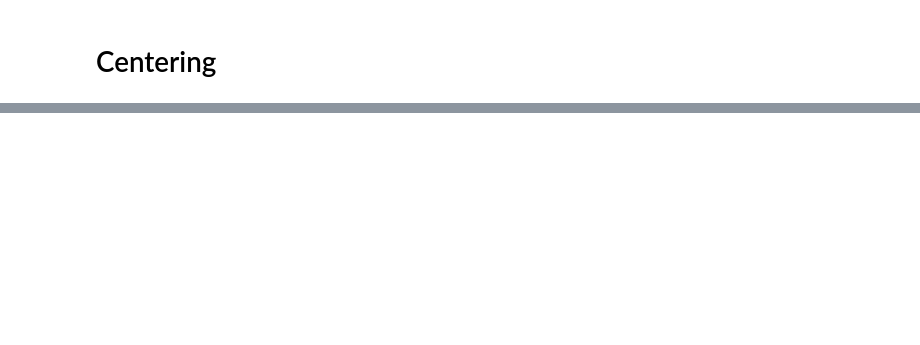
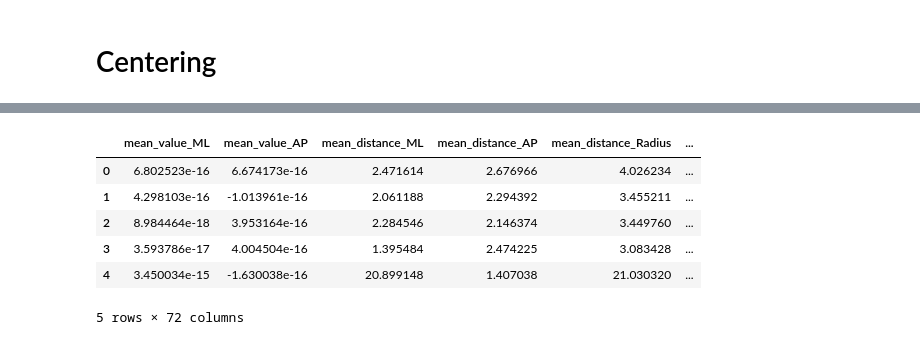
Before and after one commit to KellyLuo-O/stabilometry_project_2026, a Jupyter notebook: scripts/radar_stabilogram.ipynb, the cells around one changed output, grey strips where cells are left out. Drawn from its saved outputs; the diff is of its cells as text; code cells hidden in the pictures; blank space fills up the shorter version.

```diff
--- a/scripts/radar_stabilogram.ipynb
+++ b/scripts/radar_stabilogram.ipynb
@@ -25,0 +22,13 @@ y_pos = Y_position
+# %%
+positive_time = np.where((x_time >= 0) & (x_time <= 10))
+x_pos = x_pos[positive_time]
+x_time = x_time[positive_time]
+# %%
+common_times = np.linspace(0, 10, len(y_pos))
+signal_x_resampled = np.interp(common_times, x_time, x_pos)
+signal_y_resampled = np.interp(common_times, y_time, y_pos)
+
+x_pos = signal_x_resampled
+y_pos = signal_y_resampled
+x_time = common_times
+y_time = common_times
@@ -169,0 +196,35 @@ features
+# %%
+# file_list = [
+#     ["../data/antoine/radar24/test1.csv", "../data/antoine/radar9/test1.csv"],
+#     ["../data/antoine/radar24/test2.csv", "../data/antoine/radar9/test2.csv"],
+#     ["../data/antoine/radar24/test3.csv", "../data/antoine/radar9/test3.csv"],
+#     ["../data/antoine/radar24/test4.csv", "../data/antoine/radar9/test4.csv"],
+#     ["../results/kelly/X_vitesse.csv", "../results/kelly/Y_vitesse.csv"]
+# ]
+
+
+file_list = [
+    ["../results/antoine/test1_x_vitesse.csv", "../results/antoine/test1_y_vitesse.csv"],
+    ["../results/antoine/test2_x_vitesse.csv", "../results/antoine/test2_y_vitesse.csv"],
+    ["../results/antoine/test3_x_vitesse.csv", "../results/antoine/test3_y_vitesse.csv"],
+    ["../results/antoine/test4_x_vitesse.csv", "../results/antoine/test4_y_vitesse.csv"],
+    ["../results/kelly/X_vitesse.csv", "../results/kelly/Y_vitesse.csv"]
+]
+
+features_list = []
+for x_file, y_file in file_list:
+    features = get_descriptors(x_file, y_file)
+    features_list.append(features)
+
+df_features = pd.DataFrame(features_list)
+df_features.to_csv("../results/radar_descriptors.csv")
+# %%
+df_features
+# %% [output]
+|  | mean_value_ML | mean_value_AP | mean_distance_ML | mean_distance_AP | mean_distance_Radius | ... |
+| 0 | 6.802523e-16 | 6.674173e-16 | 2.471614 | 2.676966 | 4.026234 | ... |
+| 1 | 4.298103e-16 | -1.013961e-16 | 2.061188 | 2.294392 | 3.455211 | ... |
+| 2 | 8.984464e-18 | 3.953164e-16 | 2.284546 | 2.146374 | 3.449760 | ... |
+| 3 | 3.593786e-17 | 4.004504e-16 | 1.395484 | 2.474225 | 3.083428 | ... |
+| 4 | 3.450034e-15 | -1.630038e-16 | 20.899148 | 1.407038 | 21.030320 | ... |
+5 rows × 72 columns
```
Also changed, not shown: parts of 11 cells of this notebook, 17 other files.
